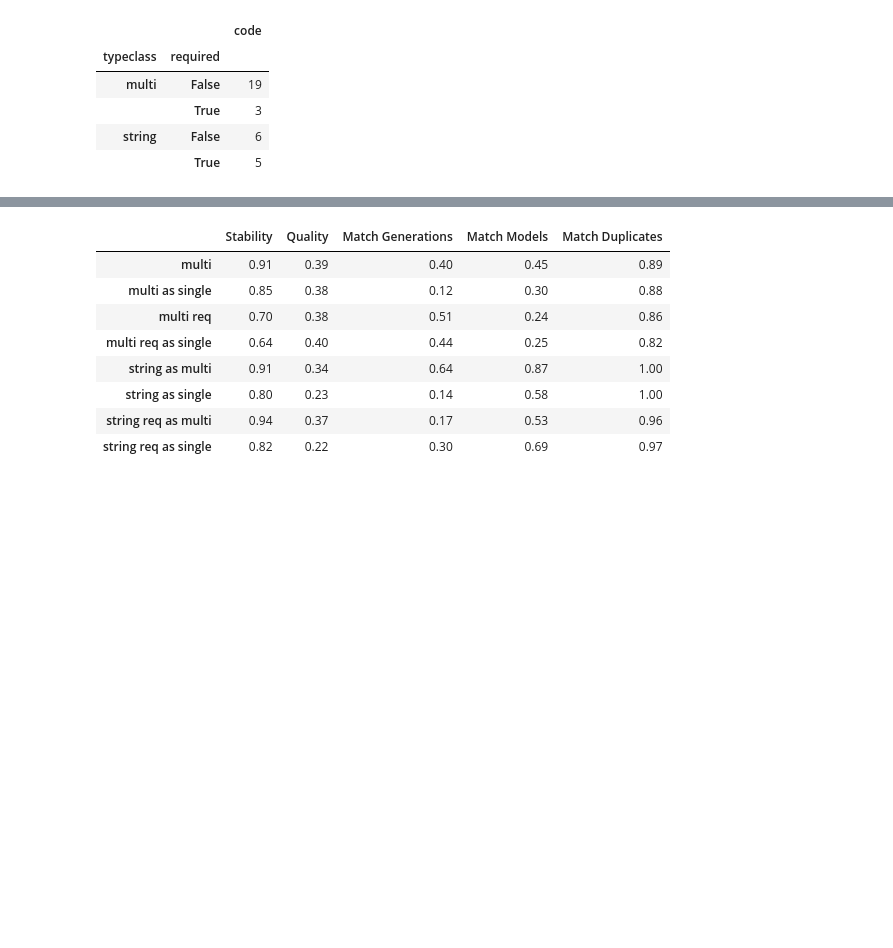
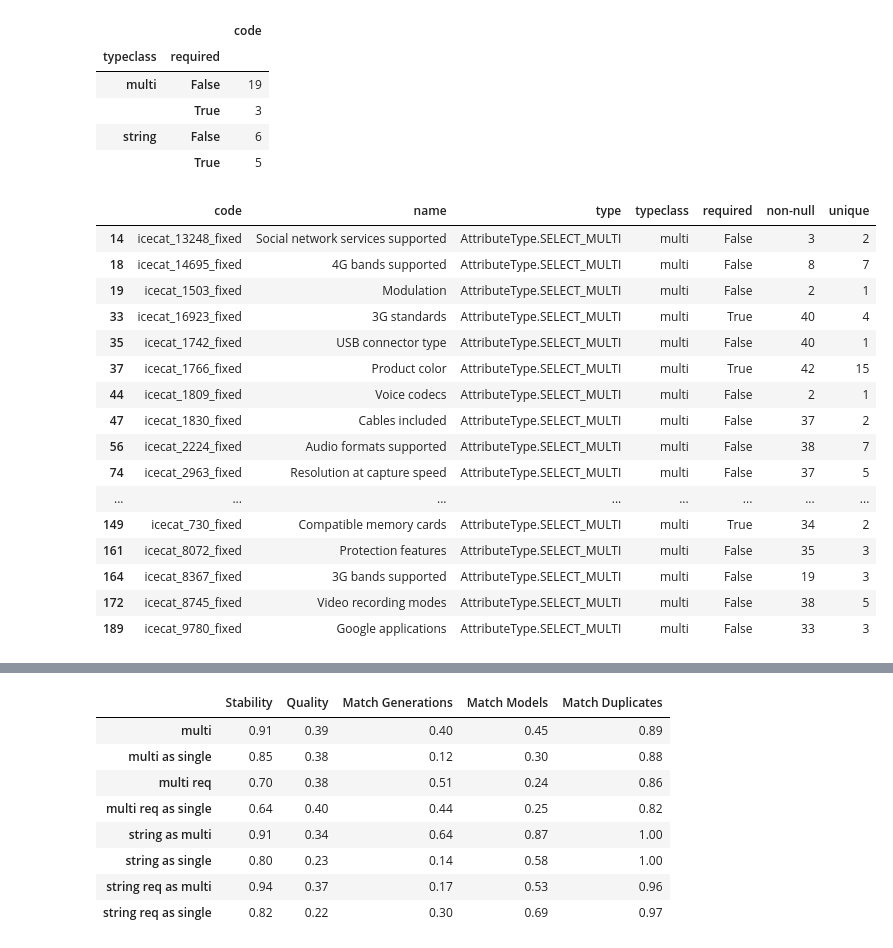
Before and after one commit to hd-code/ma-product-clustering, a Jupyter notebook: cluster-analysis/notebooks/clustering/2-phones.ipynb, the cells around one changed output, grey strips where cells are left out. Saved outputs shown, nothing was run; the diff lists cells and outputs as text; code cells hidden in the pictures; blank space fills up the shorter version.

```diff
--- a/cluster-analysis/notebooks/clustering/2-phones.ipynb
+++ b/cluster-analysis/notebooks/clustering/2-phones.ipynb
@@ -242,3 +242,23 @@ attr_df[attr_df["code"].isin(attr_codes_mul+attr_codes_str)][cols].groupby(cols[
 |  | True | 3 |
 | string | False | 6 |
 |  | True | 5 |
+# %%
+attr_df[attr_df["typeclass"] == "multi"]
+# %% [output]
+|  | code | name | type | typeclass | required | non-null | unique |
+| 14 | icecat_13248_fixed | Social network services supported | AttributeType.SELECT_MULTI | multi | False | 3 | 2 |
+| 18 | icecat_14695_fixed | 4G bands supported | AttributeType.SELECT_MULTI | multi | False | 8 | 7 |
+| 19 | icecat_1503_fixed | Modulation | AttributeType.SELECT_MULTI | multi | False | 2 | 1 |
+| 33 | icecat_16923_fixed | 3G standards | AttributeType.SELECT_MULTI | multi | True | 40 | 4 |
+| 35 | icecat_1742_fixed | USB connector type | AttributeType.SELECT_MULTI | multi | False | 40 | 1 |
+| 37 | icecat_1766_fixed | Product color | AttributeType.SELECT_MULTI | multi | True | 42 | 15 |
+| 44 | icecat_1809_fixed | Voice codecs | AttributeType.SELECT_MULTI | multi | False | 2 | 1 |
+| 47 | icecat_1830_fixed | Cables included | AttributeType.SELECT_MULTI | multi | False | 37 | 2 |
+| 56 | icecat_2224_fixed | Audio formats supported | AttributeType.SELECT_MULTI | multi | False | 38 | 7 |
+| 74 | icecat_2963_fixed | Resolution at capture speed | AttributeType.SELECT_MULTI | multi | False | 37 | 5 |
+| ... | ... | ... | ... | ... | ... | ... | ... |
+| 149 | icecat_730_fixed | Compatible memory cards | AttributeType.SELECT_MULTI | multi | True | 34 | 2 |
+| 161 | icecat_8072_fixed | Protection features | AttributeType.SELECT_MULTI | multi | False | 35 | 3 |
+| 164 | icecat_8367_fixed | 3G bands supported | AttributeType.SELECT_MULTI | multi | False | 19 | 3 |
+| 172 | icecat_8745_fixed | Video recording modes | AttributeType.SELECT_MULTI | multi | False | 38 | 5 |
+| 189 | icecat_9780_fixed | Google applications | AttributeType.SELECT_MULTI | multi | False | 33 | 3 |
```
Also changed, not shown: parts of 2 cells of this notebook, 14 other files.
